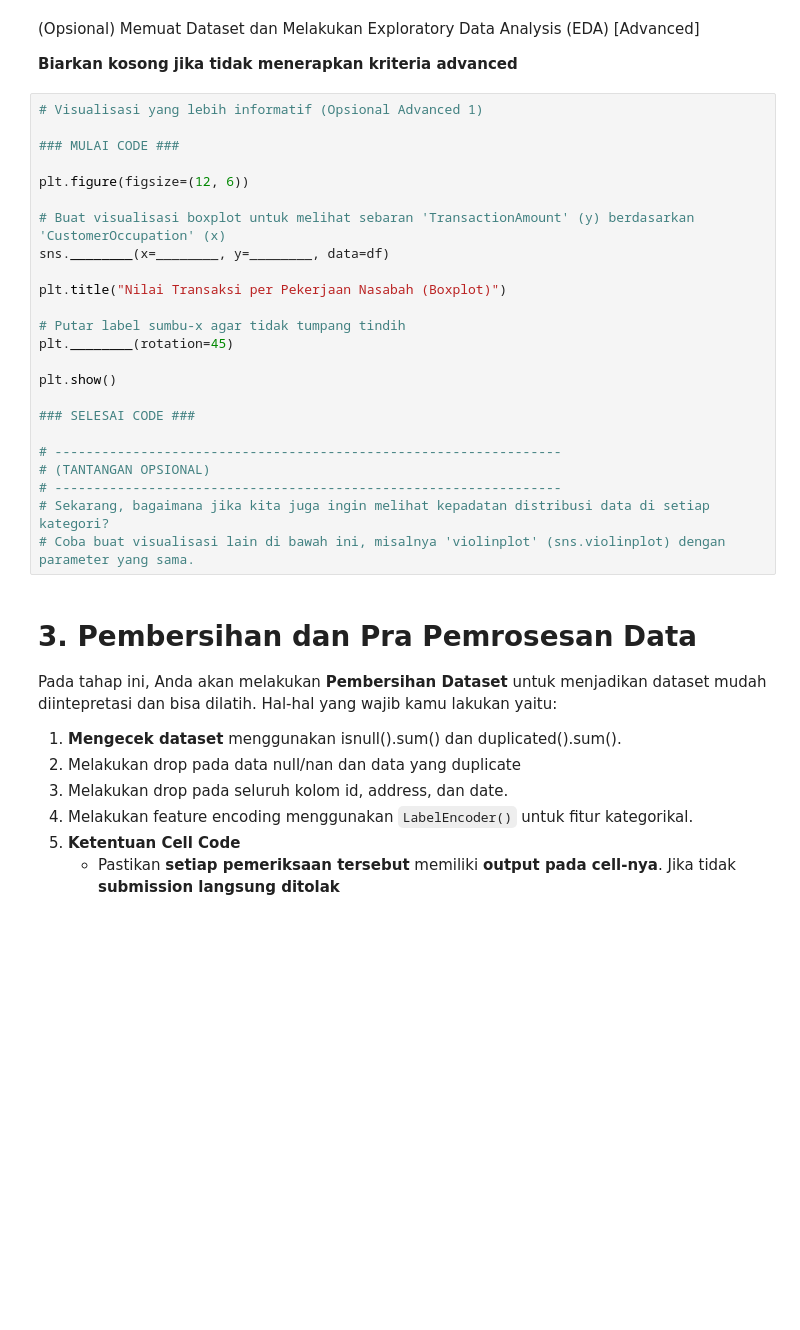
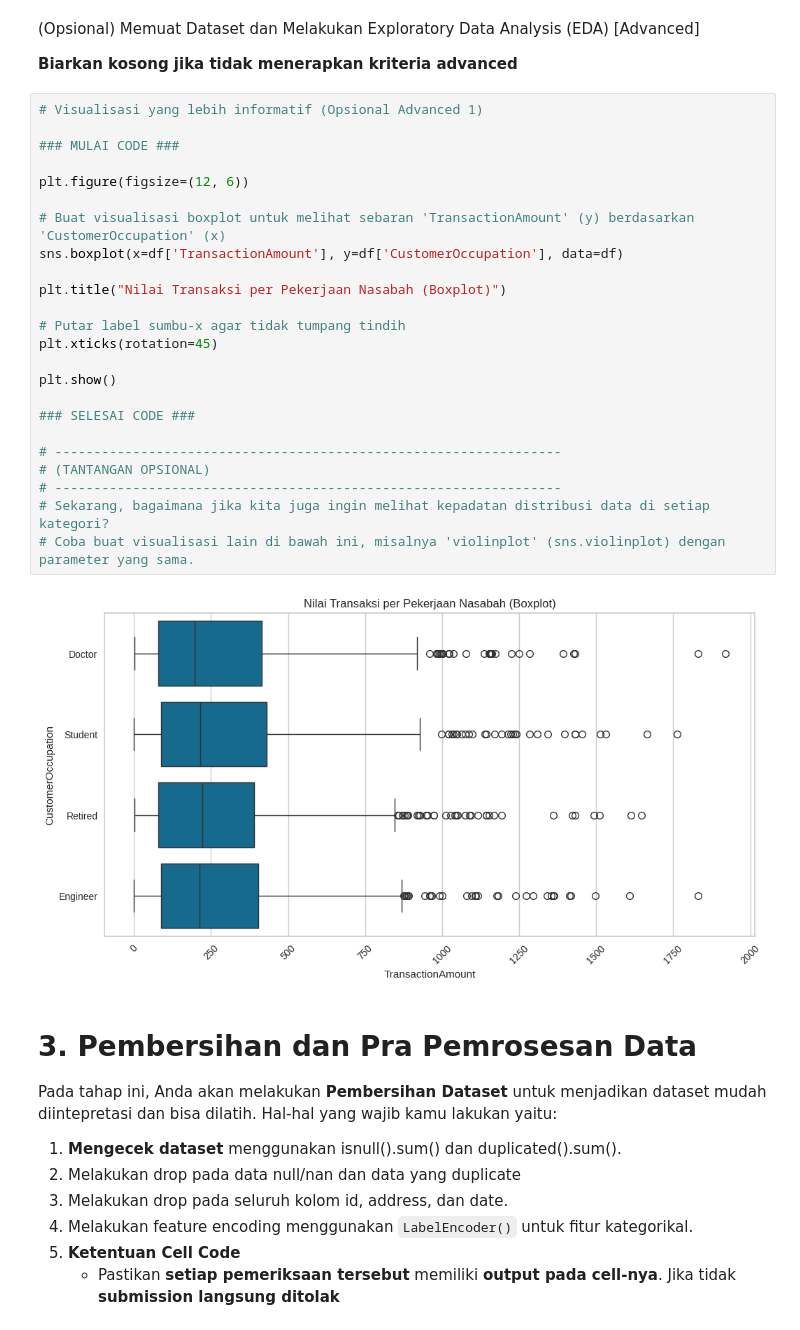
Before and after one commit to asyzyni/Bank-Transaction-Dataset-for-Fraud-Detection, a Jupyter notebook: [Clustering]_Submission_Akhir_BMLP_Your_Name.ipynb, the cells around one changed output. Cells and saved outputs as stored; diff of their text form; blank space fills up the shorter version.

```diff
--- a/[Clustering]_Submission_Akhir_BMLP_Your_Name.ipynb
+++ b/[Clustering]_Submission_Akhir_BMLP_Your_Name.ipynb
@@ -181,27 +220,29 @@ plt.show()
 # %%
 # Visualisasi yang lebih informatif (Opsional Advanced 1)
 
 ### MULAI CODE ###
 
 plt.figure(figsize=(12, 6))
 
 # Buat visualisasi boxplot untuk melihat sebaran 'TransactionAmount' (y) berdasarkan 'CustomerOccupation' (x)
-sns.________(x=________, y=________, data=df)
+sns.boxplot(x=df['TransactionAmount'], y=df['CustomerOccupation'], data=df)
 
 plt.title("Nilai Transaksi per Pekerjaan Nasabah (Boxplot)")
 
 # Putar label sumbu-x agar tidak tumpang tindih
-plt.________(rotation=45)
+plt.xticks(rotation=45)
 
 plt.show()
 
 ### SELESAI CODE ###
 
 # -----------------------------------------------------------------
 # (TANTANGAN OPSIONAL)
 # -----------------------------------------------------------------
 # Sekarang, bagaimana jika kita juga ingin melihat kepadatan distribusi data di setiap kategori?
 # Coba buat visualisasi lain di bawah ini, misalnya 'violinplot' (sns.violinplot) dengan parameter yang sama.
+# %% [output]
+[figure, added]
 # %% [markdown]
 # **3. Pembersihan dan Pra Pemrosesan Data**
 
```
Also changed, not shown: parts of 28 cells of this notebook, 4 other files.
